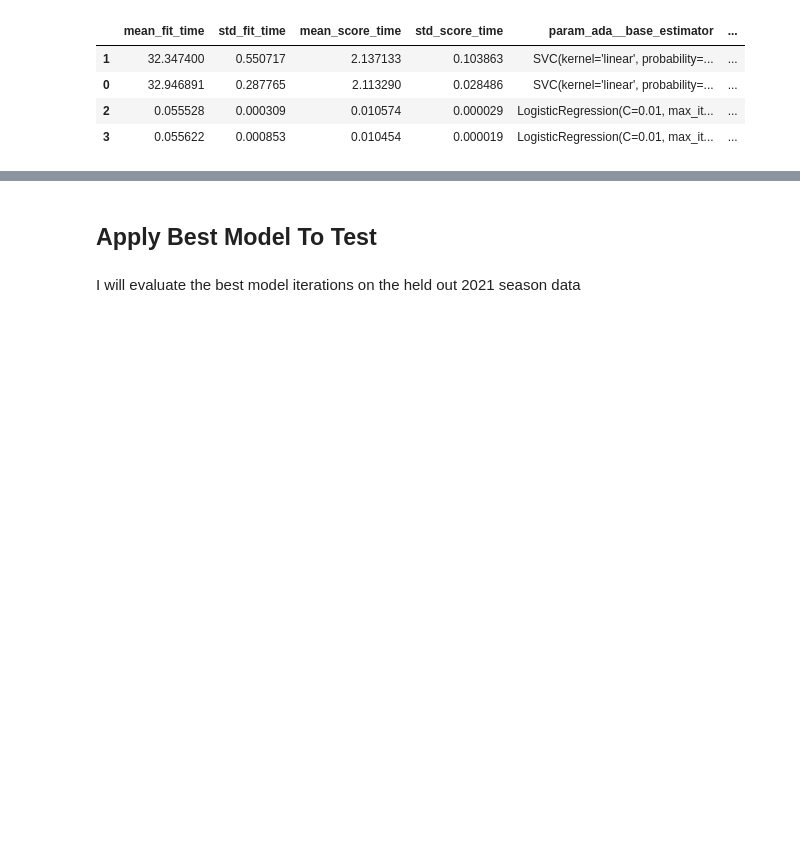
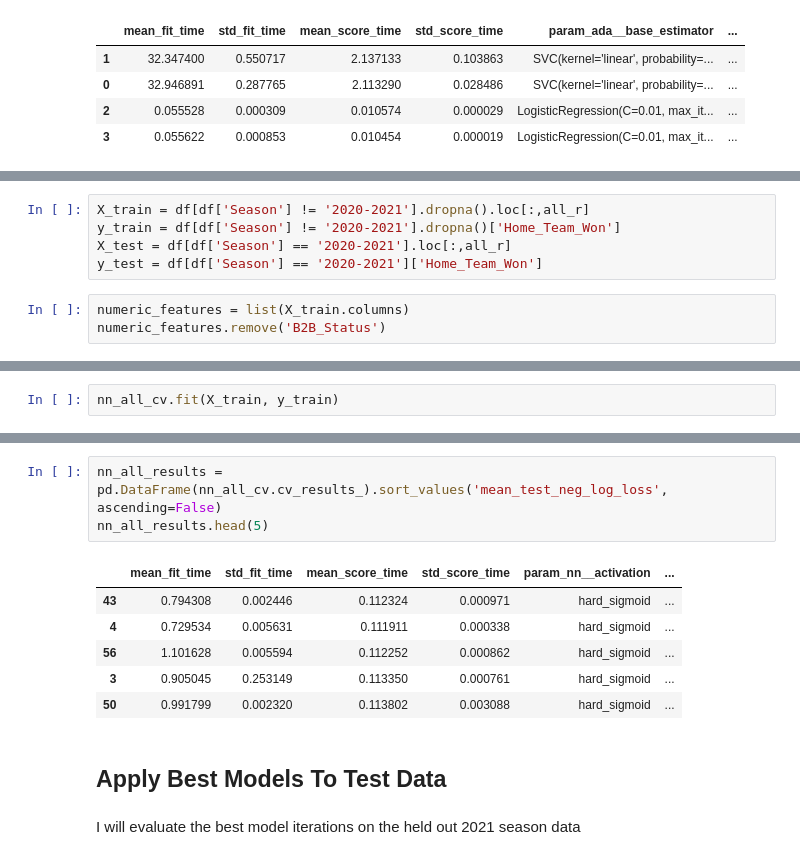
Before and after one commit to gschwaeb/NHL_Game_Prediction, a Jupyter notebook: Modeling 2.ipynb, the cells around one changed output, grey strips where cells are left out. Drawn from its saved outputs; the diff is of its cells as text; blank space fills up the shorter version.

```diff
--- a/Modeling 2.ipynb
+++ b/Modeling 2.ipynb
@@ -923,0 +1047,8 @@ ada_all_results.head(10)
+# %%
+X_train = df[df['Season'] != '2020-2021'].dropna().loc[:,all_r]
+y_train = df[df['Season'] != '2020-2021'].dropna()['Home_Team_Won']
+X_test = df[df['Season'] == '2020-2021'].loc[:,all_r]
+y_test = df[df['Season'] == '2020-2021']['Home_Team_Won']
+# %%
+numeric_features = list(X_train.columns)
+numeric_features.remove('B2B_Status')
@@ -923,0 +1102,2 @@ ada_all_results.head(10)
+# %%
+nn_all_cv.fit(X_train, y_train)
@@ -924,5 +1123,15 @@ ada_all_results.head(10)
+# %%
+nn_all_results = pd.DataFrame(nn_all_cv.cv_results_).sort_values('mean_test_neg_log_loss', ascending=False)
+nn_all_results.head(5)
+# %% [output]
+|  | mean_fit_time | std_fit_time | mean_score_time | std_score_time | param_nn__activation | ... |
+| 43 | 0.794308 | 0.002446 | 0.112324 | 0.000971 | hard_sigmoid | ... |
+| 4 | 0.729534 | 0.005631 | 0.111911 | 0.000338 | hard_sigmoid | ... |
+| 56 | 1.101628 | 0.005594 | 0.112252 | 0.000862 | hard_sigmoid | ... |
+| 3 | 0.905045 | 0.253149 | 0.113350 | 0.000761 | hard_sigmoid | ... |
+| 50 | 0.991799 | 0.002320 | 0.113802 | 0.003088 | hard_sigmoid | ... |
 # %% [markdown]
-## Apply Best Model To Test
+## Apply Best Models To Test Data
 # %% [markdown]
 I will evaluate the best model iterations on the held out 2021 season data
 # %%
```
Also changed, not shown: parts of 38 cells of this notebook, 4 other files.
